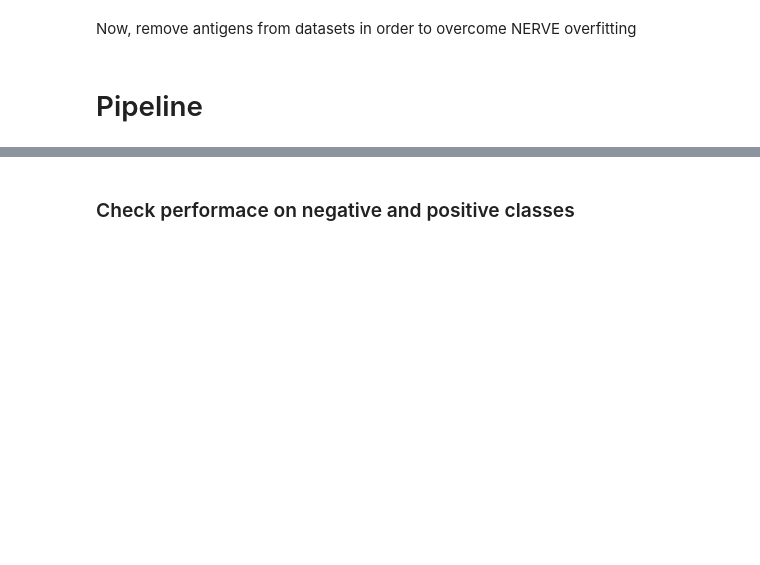
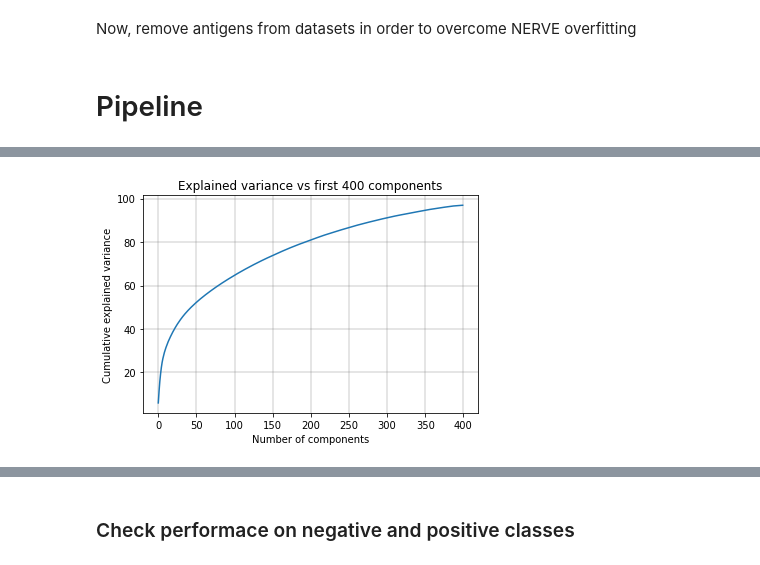
Before and after one commit to nicolagulmini/virulent_factor_classification, a Jupyter notebook: Virulent_training.ipynb, the cells around one changed output, grey strips where cells are left out. Saved outputs shown, nothing was run; the diff lists cells and outputs as text; code cells hidden in the pictures; blank space fills up the shorter version.

```diff
--- a/Virulent_training.ipynb
+++ b/Virulent_training.ipynb
@@ -120,3 +135,0 @@ neg_datasets = from_files_to_vectors("./virulent_factor_classification/new_datas
-# %%
-y_pos = numpy.array([1. for _ in range(pos_datasets[0].shape[0])])
-y_neg = numpy.array([0. for _ in range(neg_datasets[0].shape[0])])
@@ -173,0 +240,13 @@ class neural_network:
+# %%
+plt.title("Explained variance vs first " + str(K) + " components")
+
+plt.xlabel("Number of components")
+plt.ylabel("Cumulative explained variance")
+plt.grid(color='gray', linewidth=.4)
+
+plt.plot(range(K), cumulative_variance_explained[:K])
+
+plt.show()
+#plt.savefig('Explained variance.png')
+# %% [output]
+[figure, added]
```
Also changed, not shown: parts of 24 cells of this notebook.
